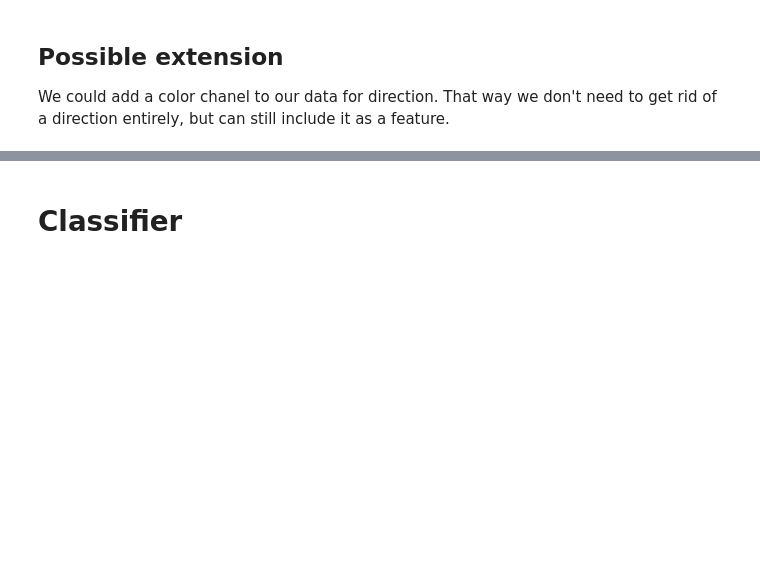
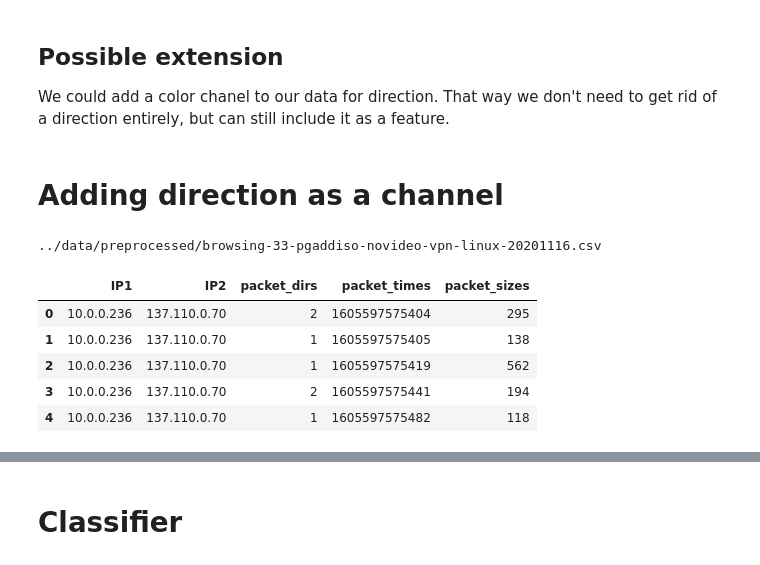
Before and after one commit to parkeraddison/flowpic-replication, a Jupyter notebook: notebooks/8_flowpic.ipynb, the cells around one changed output, grey strips where cells are left out. Saved outputs shown, nothing was run; the diff lists cells and outputs as text; code cells hidden in the pictures; blank space fills up the shorter version.

```diff
--- a/notebooks/8_flowpic.ipynb
+++ b/notebooks/8_flowpic.ipynb
@@ -161,3 +162,5 @@ I'm getting a bit suspicious of the stdoan files.
 ## Possible extension
 
 We could add a color chanel to our data for direction. That way we don't need to get rid of a direction entirely, but can still include it as a feature.
+# %% [markdown]
+# Adding direction as a channel
@@ -163,0 +178,14 @@ We could add a color chanel to our data for direction. That way we don't need to
+# %%
+# Load in a preprocessed file -- let's see what we're working with
+f = np.random.choice(glob.glob('../data/preprocessed/*'))
+print(f)
+df = pd.read_csv(f)
+df.head()
+# %% [output]
+../data/preprocessed/browsing-33-pgaddiso-novideo-vpn-linux-20201116.csv
+|  | IP1 | IP2 | packet_dirs | packet_times | packet_sizes |
+| 0 | 10.0.0.236 | 137.110.0.70 | 2 | 1605597575404 | 295 |
+| 1 | 10.0.0.236 | 137.110.0.70 | 1 | 1605597575405 | 138 |
+| 2 | 10.0.0.236 | 137.110.0.70 | 1 | 1605597575419 | 562 |
+| 3 | 10.0.0.236 | 137.110.0.70 | 2 | 1605597575441 | 194 |
+| 4 | 10.0.0.236 | 137.110.0.70 | 1 | 1605597575482 | 118 |
```
Also changed, not shown: parts of 10 cells of this notebook, 10 other files.
